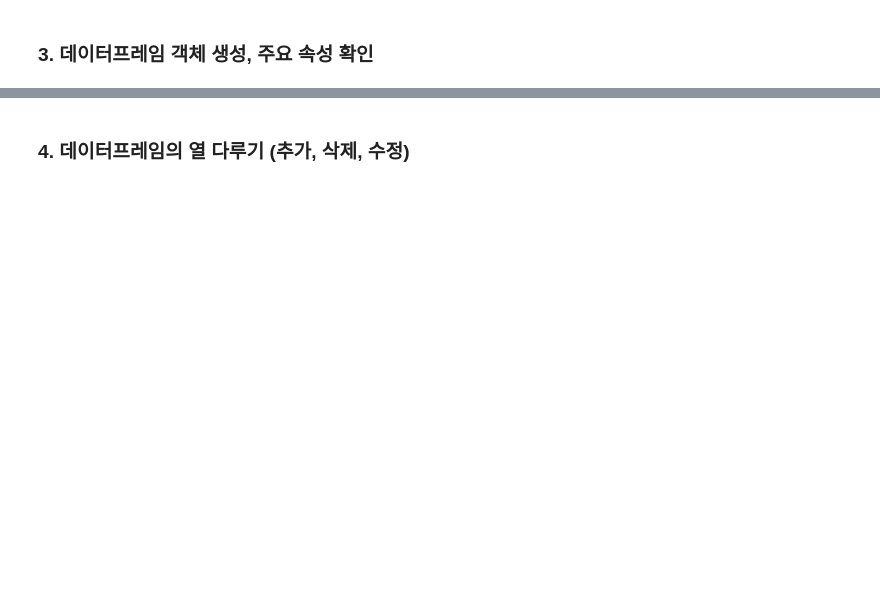
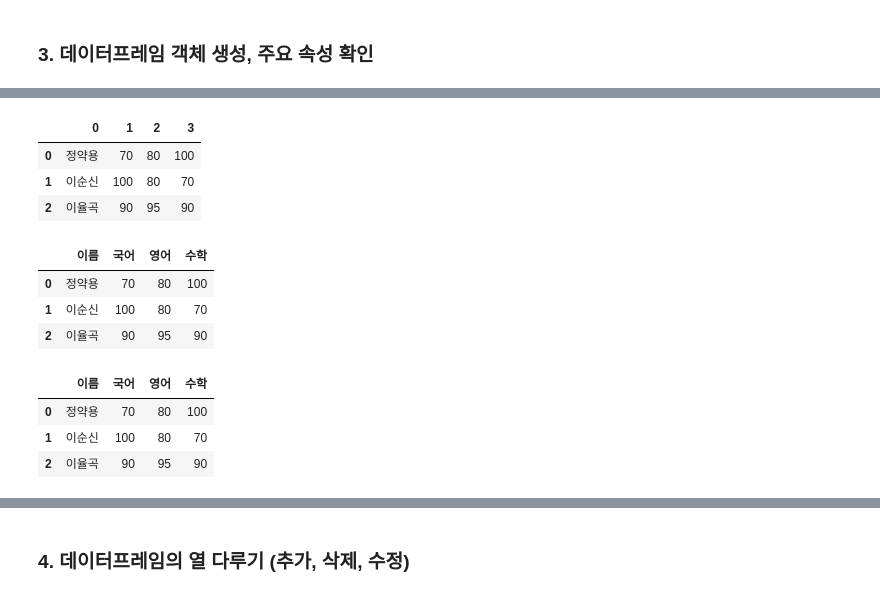
Before and after one commit to yangdamgyeong/lecture26_PyData26, a Jupyter notebook: AI기반데이터분석_03_판다스_기본사용법_실습.ipynb, the cells around one changed output, grey strips where cells are left out. Drawn from its saved outputs; the diff is of its cells as text; code cells hidden in the pictures; blank space fills up the shorter version.

```diff
--- a/AI기반데이터분석_03_판다스_기본사용법_실습.ipynb
+++ b/AI기반데이터분석_03_판다스_기본사용법_실습.ipynb
@@ -51,13 +132,35 @@ numbers = [1, 2, 3, 4, 5]
 # %%
 score=[['정약용', 70, 80, 100],
        ['이순신', 100, 80, 70],
        ['이율곡', 90, 95, 90]]
 
 # 2차원 리스트로 부터 데이터프레이 생성
+score_df = pd.DataFrame(score)
+
+score_df
+# %% [output]
+|  | 0 | 1 | 2 | 3 |
+| 0 | 정약용 | 70 | 80 | 100 |
+| 1 | 이순신 | 100 | 80 | 70 |
+| 2 | 이율곡 | 90 | 95 | 90 |
 # %%
 # 데이터프레임에 컬럼명 추가하기
 names = ['이름', '국어', '영어', '수학']
+score_df.columns = names
+score_df
+# %% [output]
+|  | 이름 | 국어 | 영어 | 수학 |
+| 0 | 정약용 | 70 | 80 | 100 |
+| 1 | 이순신 | 100 | 80 | 70 |
+| 2 | 이율곡 | 90 | 95 | 90 |
 # %%
 # 데이터프레임 생성 시 컬럼명 추가하기
+score_df2 = pd.DataFrame(score, columns=names)
+score_df2
+# %% [output]
+|  | 이름 | 국어 | 영어 | 수학 |
+| 0 | 정약용 | 70 | 80 | 100 |
+| 1 | 이순신 | 100 | 80 | 70 |
+| 2 | 이율곡 | 90 | 95 | 90 |
 # %%
 # 데이터프레임 속성 확인 : 행과열의 수, 인덱스, 컬럼명, 데이터타입, 데이터값
```
Also changed, not shown: parts of 20 cells of this notebook.
